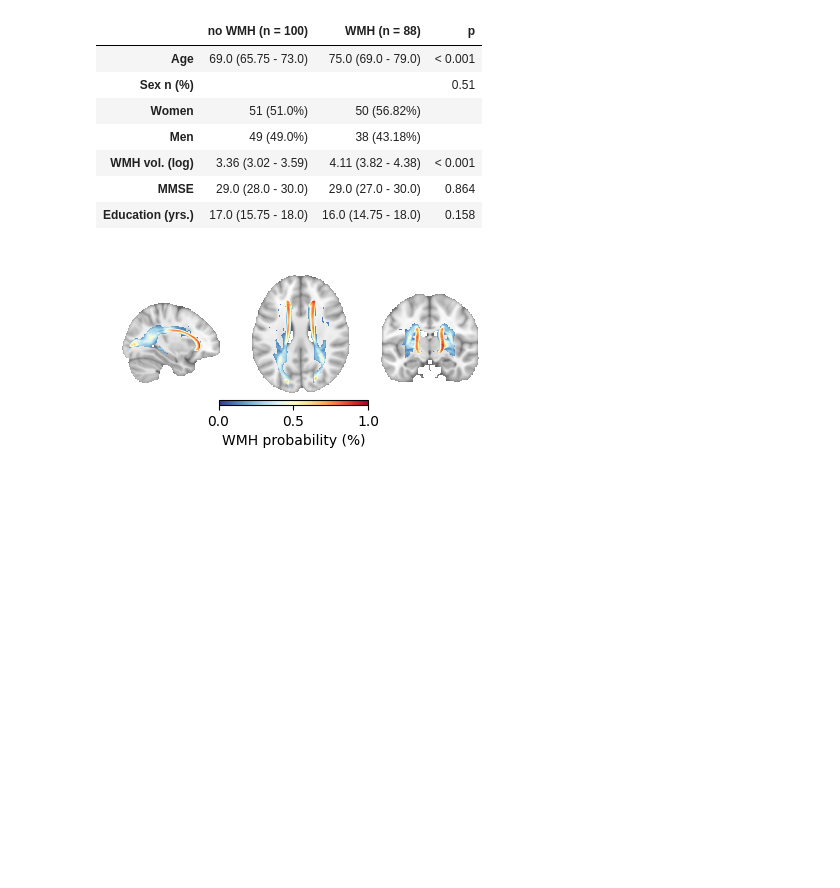
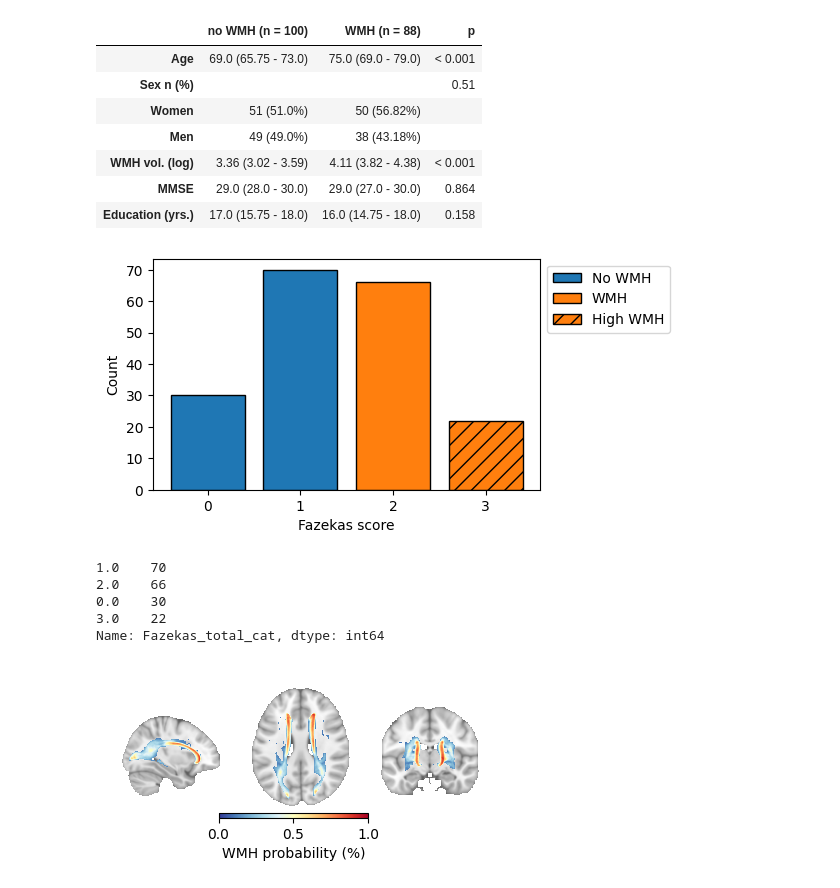
Before and after one commit to dani2442/TMS_in_AD, a Jupyter notebook: 03_modeling_neurolib/2.0-analyze_empirical_data.ipynb, the cells around one changed output. Drawn from its saved outputs; the diff is of its cells as text; code cells hidden in the pictures; blank space fills up the shorter version.

Commit message:
added WMH group histograms

```diff
--- a/03_modeling_neurolib/2.0-analyze_empirical_data.ipynb
+++ b/03_modeling_neurolib/2.0-analyze_empirical_data.ipynb
@@ -51,6 +51,15 @@ create_table_demographics(df_petTOAD)
 | WMH vol. (log) | 3.36 (3.02 - 3.59) | 4.11 (3.82 - 4.38) | < 0.001 |
 | MMSE | 29.0 (28.0 - 30.0) | 29.0 (27.0 - 30.0) | 0.864 |
 | Education (yrs.) | 17.0 (15.75 - 18.0) | 16.0 (14.75 - 18.0) | 0.158 |
+# %%
+plot_fazekas_distribution(df_petTOAD)
+# %% [output]
+[figure, added]
+1.0    70
+2.0    66
+0.0    30
+3.0    22
+Name: Fazekas_total_cat, dtype: int64
 # %%
 # Calculate average maps for each group
 wmh_avg_map = calculate_group_avg_wmh_map(df_petTOAD)
```
Also changed, not shown: parts of 1 cell of this notebook.
